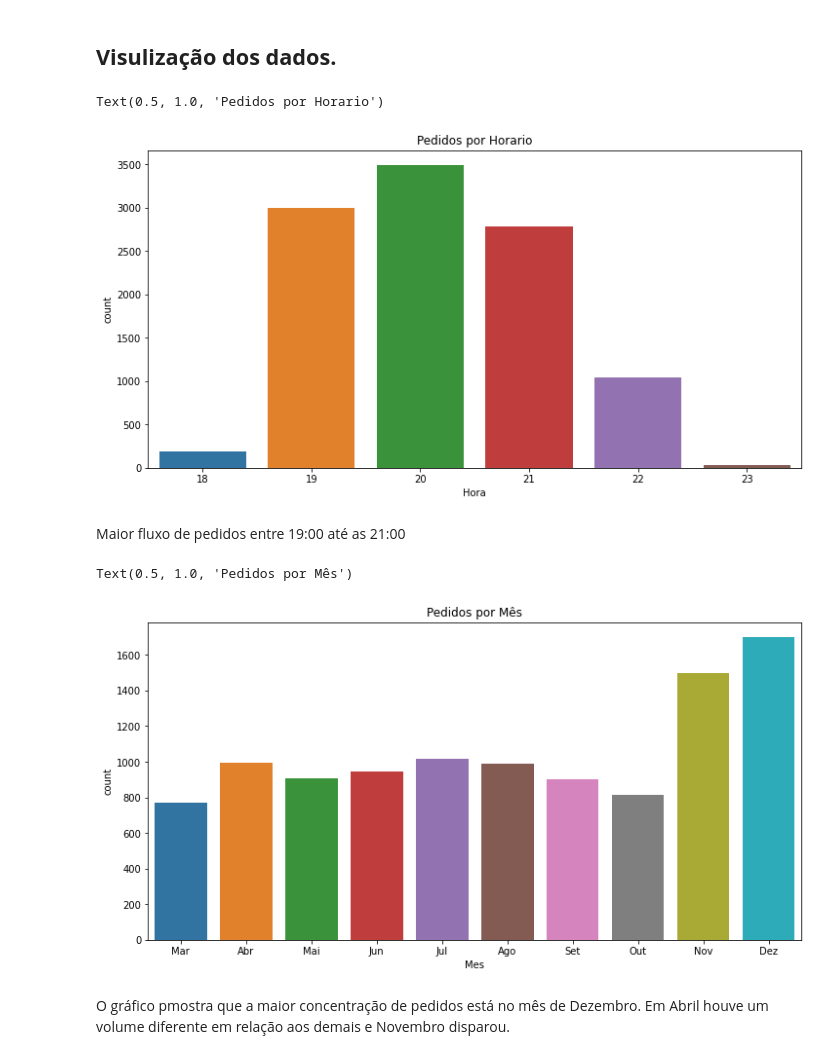
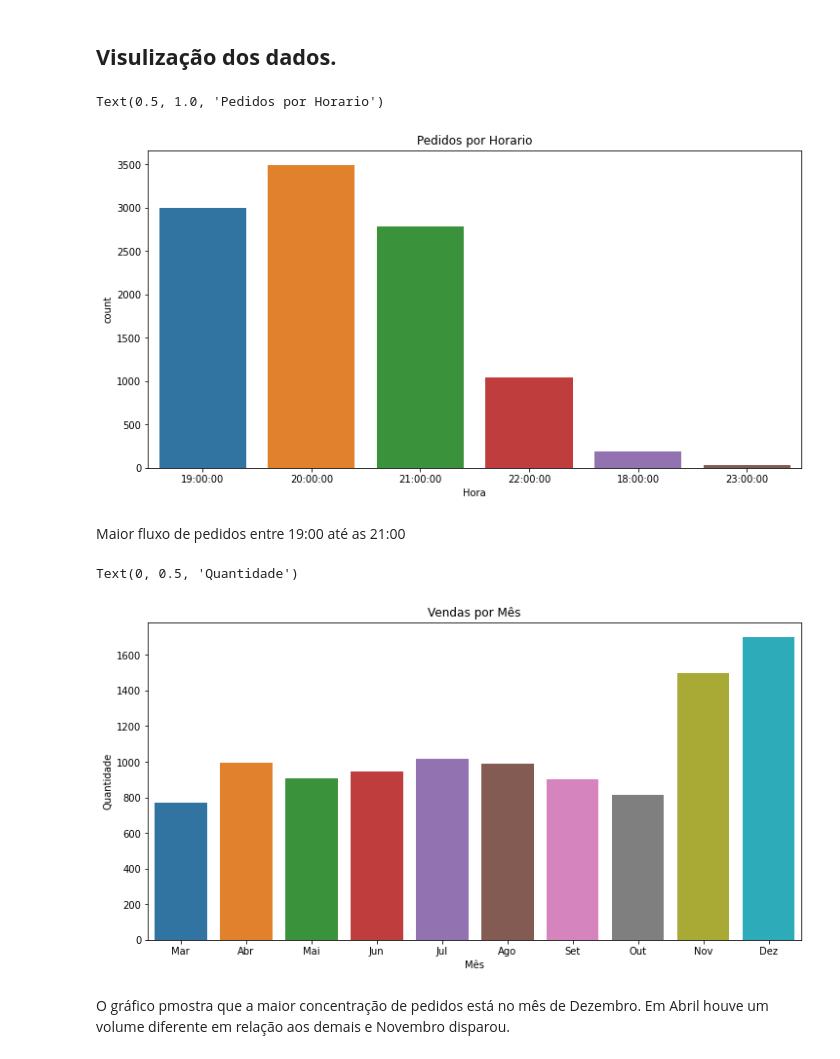
Before and after one commit to andersonkstro/Meu-Portf-lio, a Jupyter notebook: ProjetoHamburgueria.ipynb, the cells around one changed output. Saved outputs shown, nothing was run; the diff lists cells and outputs as text; code cells hidden in the pictures.

```diff
--- a/ProjetoHamburgueria.ipynb
+++ b/ProjetoHamburgueria.ipynb
@@ -358,7 +269,7 @@ df["HoraFechamento"] = df["HoraFechPed"].apply(lambda x:dt.time(x.hour, x.minute
 
 df["DiaSemana"] = df["Data"].apply(lambda x: x.dayofweek)
 df["Mes"] = df["Data"].apply(lambda x: x.month)
-df["Hora"] = df["Data"].apply(lambda x: x.hour)
+df["Hora"] = df["Data"].apply(lambda x: dt.time(x.hour))
 # %%
 # Criando um dicionário com os nomes dos dias da semana
 
@@ -422,16 +321,18 @@ sns.countplot(x = "Hora", data=df, palette=None)
 plt.title("Pedidos por Horario")
 # %% [output]
 Text(0.5, 1.0, 'Pedidos por Horario')
-[figure, old version]
+[figure, new version]
 # %% [markdown]
 Maior fluxo de pedidos entre 19:00 até as 21:00
 # %%
 plt.figure(figsize=(12,6))
-sns.countplot(x="Mes", data=df, palette=None, order=None)
-plt.title("Pedidos por Mês")
+sns.countplot(x="Mes", data=df, palette=None, order=None, hue_order='Mes')
+plt.title("Vendas por Mês")
+plt.xlabel("Mês")
+plt.ylabel("Quantidade")
 # %% [output]
-Text(0.5, 1.0, 'Pedidos por Mês')
+Text(0, 0.5, 'Quantidade')
-[figure, old version]
+[figure, new version]
 # %% [markdown]
 O gráfico pmostra que a maior concentração de pedidos está no mês de Dezembro. Em Abril houve um volume diferente em relação aos demais e Novembro disparou.
 # %%
```
Also changed, not shown: parts of 68 cells of this notebook.
